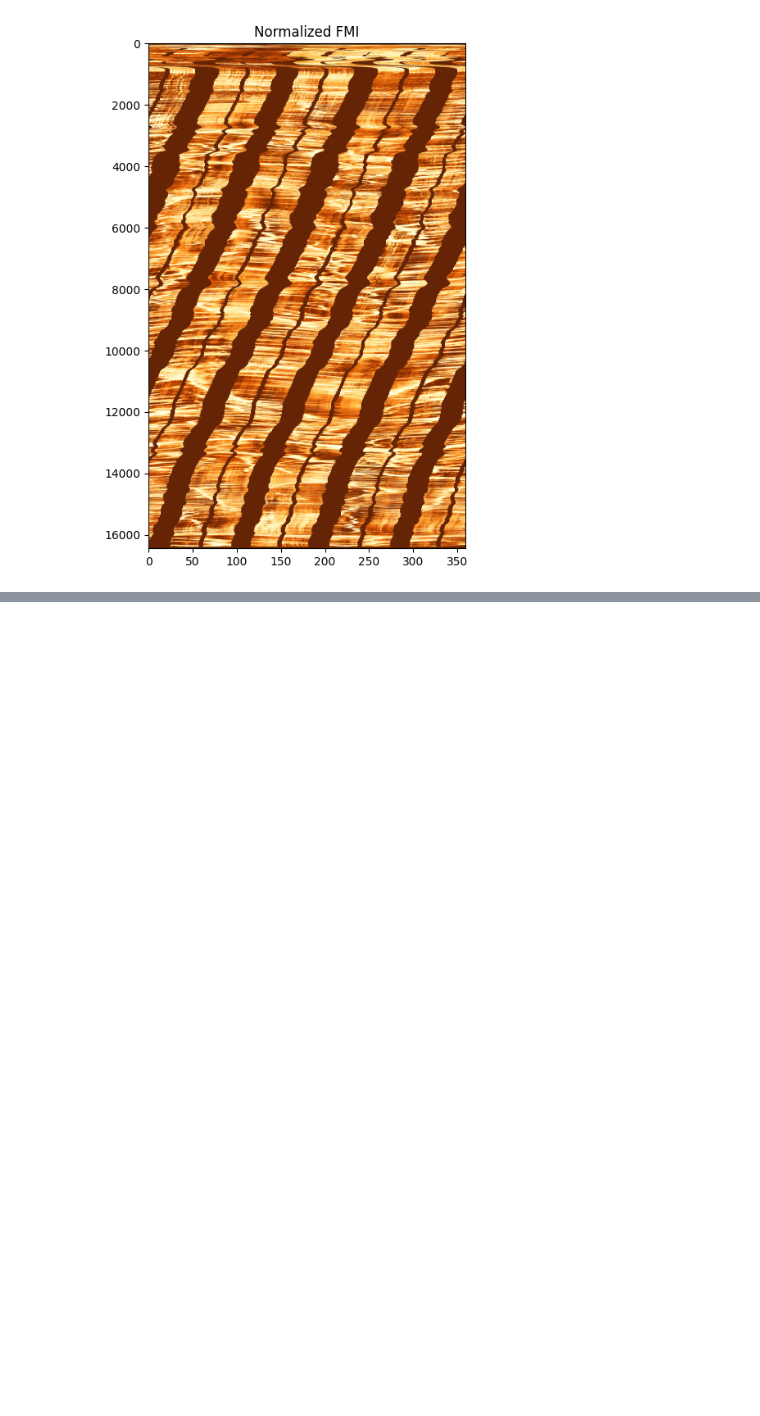
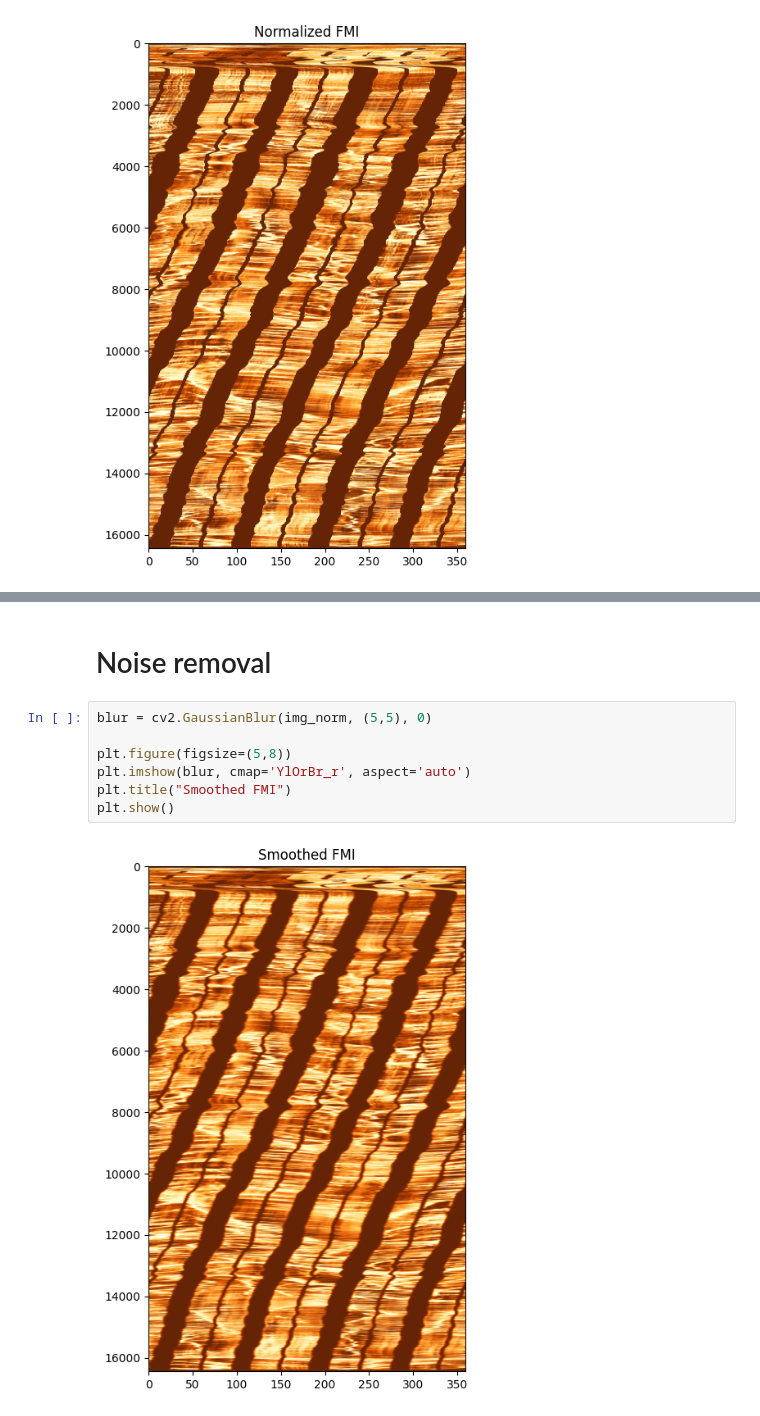
Before and after one commit to Ashraf-ISM/100-Days-of-Python-for-Oil-Gas-Subsurface-Analytics, a Jupyter notebook: notebooks/day-50/autopick.ipynb, the cells around one changed output, grey strips where cells are left out. Drawn from its saved outputs; the diff is of its cells as text; blank space fills up the shorter version.

Commit message:
noise removed from gmi

```diff
--- a/notebooks/day-50/autopick.ipynb
+++ b/notebooks/day-50/autopick.ipynb
@@ -466,0 +510,11 @@ plt.show()
+# %% [markdown]
+# Noise removal
+# %%
+blur = cv2.GaussianBlur(img_norm, (5,5), 0)
+
+plt.figure(figsize=(5,8))
+plt.imshow(blur, cmap='YlOrBr_r', aspect='auto')
+plt.title("Smoothed FMI")
+plt.show()
+# %% [output]
+[figure, added]
```
Also changed, not shown: parts of 1 cell of this notebook.
